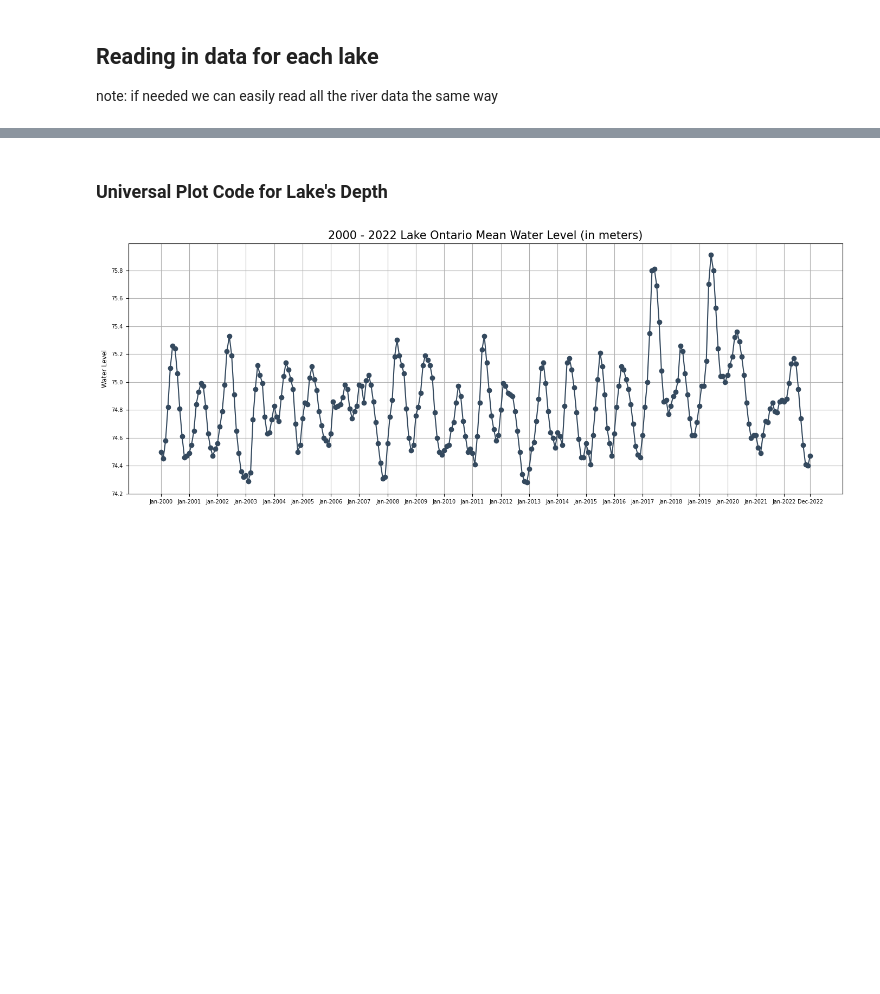
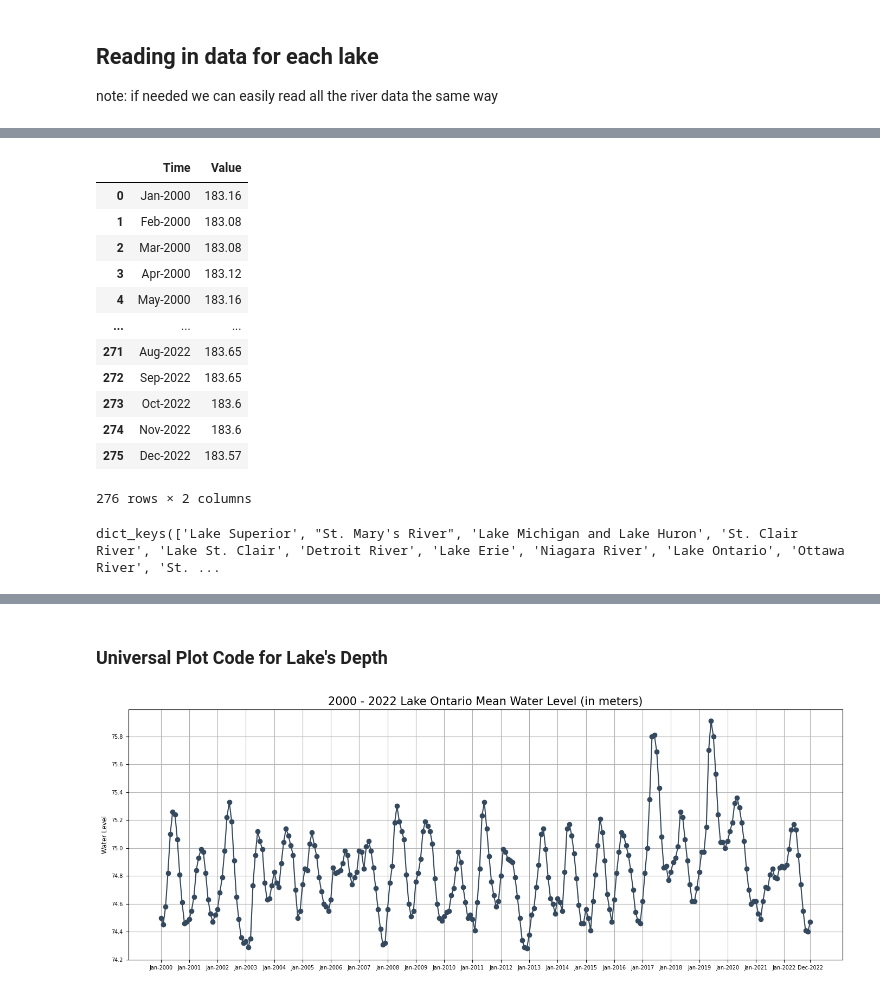
Before and after one commit to healeyq3/MCM2024, a Jupyter notebook: Data-Processing/lake_data_v1.ipynb, the cells around one changed output, grey strips where cells are left out. Saved outputs shown, nothing was run; the diff lists cells and outputs as text; code cells hidden in the pictures; blank space fills up the shorter version.

Commit message:
some more data processing

```diff
--- a/Data-Processing/lake_data_v1.ipynb
+++ b/Data-Processing/lake_data_v1.ipynb
@@ -47,6 +45,22 @@ s_melted['Time'] = s_melted['Month'].astype(str) + '-' + s_melted['Year'].astype
 ## create the final 1D DataFrame with two desired columns
 superiorDepth = s_melted[['Time', 'Value']].reset_index(drop=True)
 # superiorDepth
+# %%
+superiorDepth
+# %% [output]
+|  | Time | Value |
+| 0 | Jan-2000 | 183.16 |
+| 1 | Feb-2000 | 183.08 |
+| 2 | Mar-2000 | 183.08 |
+| 3 | Apr-2000 | 183.12 |
+| 4 | May-2000 | 183.16 |
+| ... | ... | ... |
+| 271 | Aug-2022 | 183.65 |
+| 272 | Sep-2022 | 183.65 |
+| 273 | Oct-2022 | 183.6 |
+| 274 | Nov-2022 | 183.6 |
+| 275 | Dec-2022 | 183.57 |
+276 rows × 2 columns
 # %%
 ### LAKE MICHIGAN AND LAKE HURON ###
 
@@ -72,3 +86,7 @@ mh_melted['Time'] = mh_melted['Month'].astype(str) + '-' + mh_melted['Year'].ast
 ## create the final 1D DataFrame with two desired columns
 michiganHuronDepth = mh_melted[['Time', 'Value']].reset_index(drop=True)
 # michiganHuronDepth
+# %%
+greatLakesData.keys()
+# %% [output]
+dict_keys(['Lake Superior', "St. Mary's River", 'Lake Michigan and Lake Huron', 'St. Clair River', 'Lake St. Clair', 'Detroit River', 'Lake Erie', 'Niagara River', 'Lake Ontario', 'Ottawa River', 'St. ...
```
Also changed, not shown: parts of 10 cells of this notebook, 3 other files.
